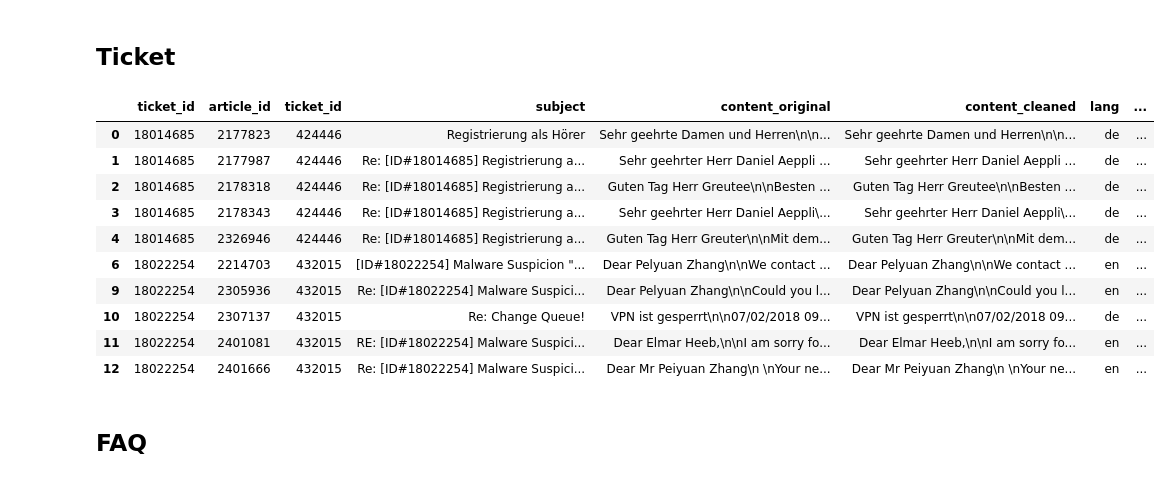
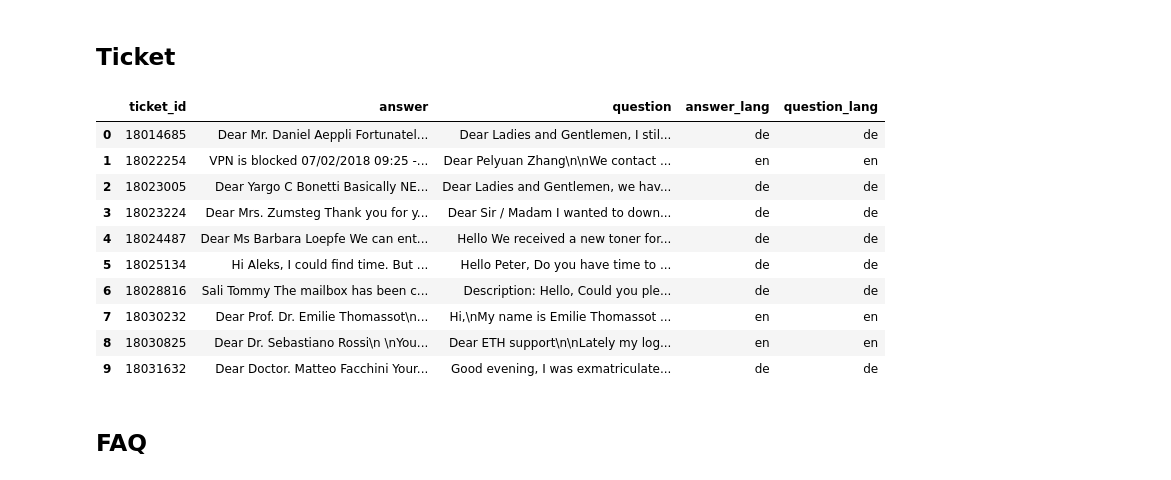
Before and after one commit to mmr12/Data-Science-lab-2018, a Jupyter notebook: PreperationWork/FinalCleanAndExportOfData.ipynb, the cells around one changed output. Drawn from its saved outputs; the diff is of its cells as text; code cells hidden in the pictures.

Commit message:
updated cleaning to make ticket data to be question answer format by concatenation

```diff
--- a/PreperationWork/FinalCleanAndExportOfData.ipynb
+++ b/PreperationWork/FinalCleanAndExportOfData.ipynb
@@ -74,0 +81,10 @@ ticket_dat = ticket_dat[~pd.isnull(ticket_dat.a_body_clean)]
+# %%
+grouped_tickets = ticket_dat.groupby(['tn', 'article_sender_type_id']).agg(
+    {'translation':'sum',
+     'lang':'max'}).unstack()
+# %%
+coltitle = list(grouped_tickets.columns.get_level_values(0))
+subcoltitle = list(grouped_tickets.columns.get_level_values(1))
+
+grouped_tickets.columns = ["_".join(x) for x in zip(subcoltitle, coltitle)]
+grouped_tickets = grouped_tickets.reset_index()
@@ -87,8 +119,6 @@ array(['tn', 'title', 'sensitiv', 'Queue', 'name', 'create_time', 'id',
 # %%
-ticket_column_rename={"tn": "ticket_id", "id": "article_id", "a_body": "content_original",
-                      "a_body_clean": "content_cleaned", "translation": "content_translated",
-                     'a_subject': "subject"}
+ticket_column_rename={"tn": "ticket_id", "answer_translation": "answer", "question_translation": "question"}
 
-ticket_dat.rename(index=str, columns = ticket_column_rename, inplace=True)
+grouped_tickets.rename(index=str, columns = ticket_column_rename, inplace=True)
 # %% [markdown]
 ## Drop Some Columns
@@ -103 +125,5 @@ ticket_dat.drop(ticket_columns_to_drop, axis=1, inplace=True)
+# %%
+ticket_columns_to_drop = []
+
+grouped_tickets.drop(ticket_columns_to_drop, axis=1, inplace=True)
 # %%
@@ -144,19 +176,19 @@ FAQ_dat.head()
 # %% [markdown]
 ## Ticket
 # %%
-ticket_dat.head(10)
+grouped_tickets.head(10)
 # %% [output]
-|  | ticket_id | article_id | ticket_id | subject | content_original | content_cleaned | lang | ... |
-| 0 | 18014685 | 2177823 | 424446 | Registrierung als Hörer | Sehr geehrte Damen und Herren\n\n... | Sehr geehrte Damen und Herren\n\n... | de | ... |
-| 1 | 18014685 | 2177987 | 424446 | Re: [ID#18014685] Registrierung a... | Sehr geehrter Herr Daniel Aeppli ... | Sehr geehrter Herr Daniel Aeppli ... | de | ... |
-| 2 | 18014685 | 2178318 | 424446 | Re: [ID#18014685] Registrierung a... | Guten Tag Herr Greutee\n\nBesten ... | Guten Tag Herr Greutee\n\nBesten ... | de | ... |
-| 3 | 18014685 | 2178343 | 424446 | Re: [ID#18014685] Registrierung a... | Sehr geehrter Herr Daniel Aeppli\... | Sehr geehrter Herr Daniel Aeppli\... | de | ... |
-| 4 | 18014685 | 2326946 | 424446 | Re: [ID#18014685] Registrierung a... | Guten Tag Herr Greuter\n\nMit dem... | Guten Tag Herr Greuter\n\nMit dem... | de | ... |
-| 6 | 18022254 | 2214703 | 432015 | [ID#18022254] Malware Suspicion "... | Dear Pelyuan Zhang\n\nWe contact ... | Dear Pelyuan Zhang\n\nWe contact ... | en | ... |
-| 9 | 18022254 | 2305936 | 432015 | Re: [ID#18022254] Malware Suspici... | Dear Pelyuan Zhang\n\nCould you l... | Dear Pelyuan Zhang\n\nCould you l... | en | ... |
-| 10 | 18022254 | 2307137 | 432015 | Re: Change Queue! | VPN ist gesperrt\n\n07/02/2018 09... | VPN ist gesperrt\n\n07/02/2018 09... | de | ... |
-| 11 | 18022254 | 2401081 | 432015 | RE: [ID#18022254] Malware Suspici... | Dear Elmar Heeb,\n\nI am sorry fo... | Dear Elmar Heeb,\n\nI am sorry fo... | en | ... |
-| 12 | 18022254 | 2401666 | 432015 | Re: [ID#18022254] Malware Suspici... | Dear Mr Peiyuan Zhang\n \nYour ne... | Dear Mr Peiyuan Zhang\n \nYour ne... | en | ... |
+|  | ticket_id | answer | question | answer_lang | question_lang |
+| 0 | 18014685 | Dear Mr. Daniel Aeppli Fortunatel... | Dear Ladies and Gentlemen, I stil... | de | de |
+| 1 | 18022254 | VPN is blocked 07/02/2018 09:25 -... | Dear Pelyuan Zhang\n\nWe contact ... | en | en |
+| 2 | 18023005 | Dear Yargo C Bonetti Basically NE... | Dear Ladies and Gentlemen, we hav... | de | de |
+| 3 | 18023224 | Dear Mrs. Zumsteg Thank you for y... | Dear Sir / Madam I wanted to down... | de | de |
+| 4 | 18024487 | Dear Ms Barbara Loepfe We can ent... | Hello We received a new toner for... | de | de |
+| 5 | 18025134 | Hi Aleks, I could find time. But ... | Hello Peter, Do you have time to ... | de | de |
+| 6 | 18028816 | Sali Tommy The mailbox has been c... | Description: Hello, Could you ple... | de | de |
+| 7 | 18030232 | Dear Prof. Dr. Emilie Thomassot\n... | Hi,\nMy name is Emilie Thomassot ... | en | en |
+| 8 | 18030825 | Dear Dr. Sebastiano Rossi\n \nYou... | Dear ETH support\n\nLately my log... | en | en |
+| 9 | 18031632 | Dear Doctor. Matteo Facchini Your... | Good evening, I was exmatriculate... | de | de |
 # %% [markdown]
 ## FAQ
 # %%
```
Also changed, not shown: parts of 15 cells of this notebook, 3 other files.
